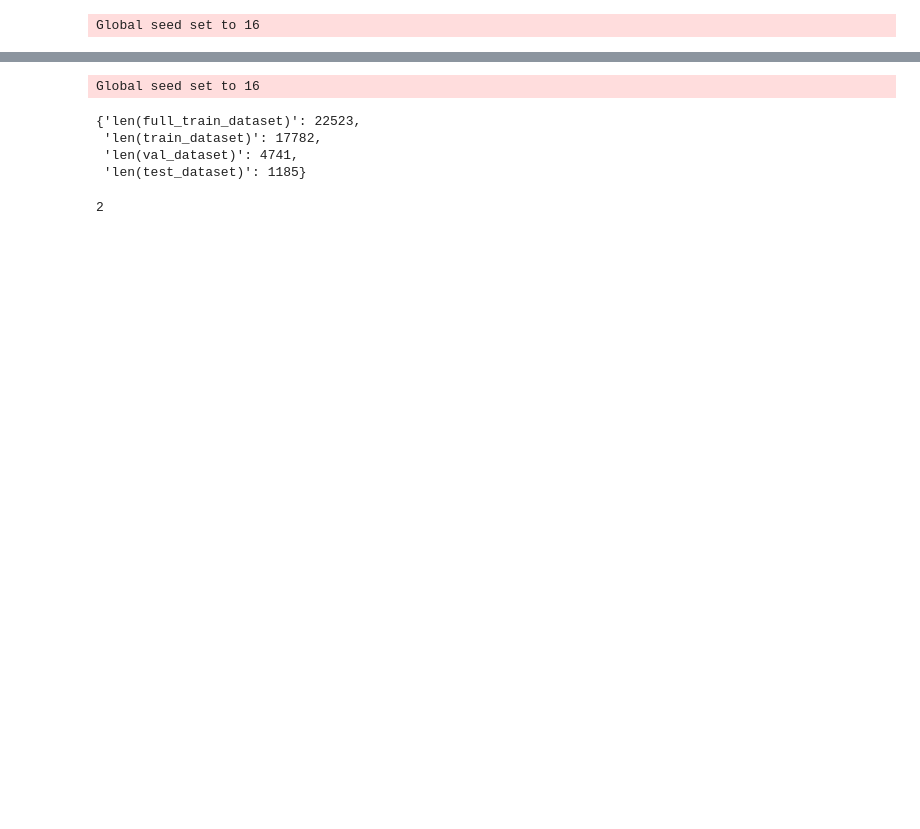
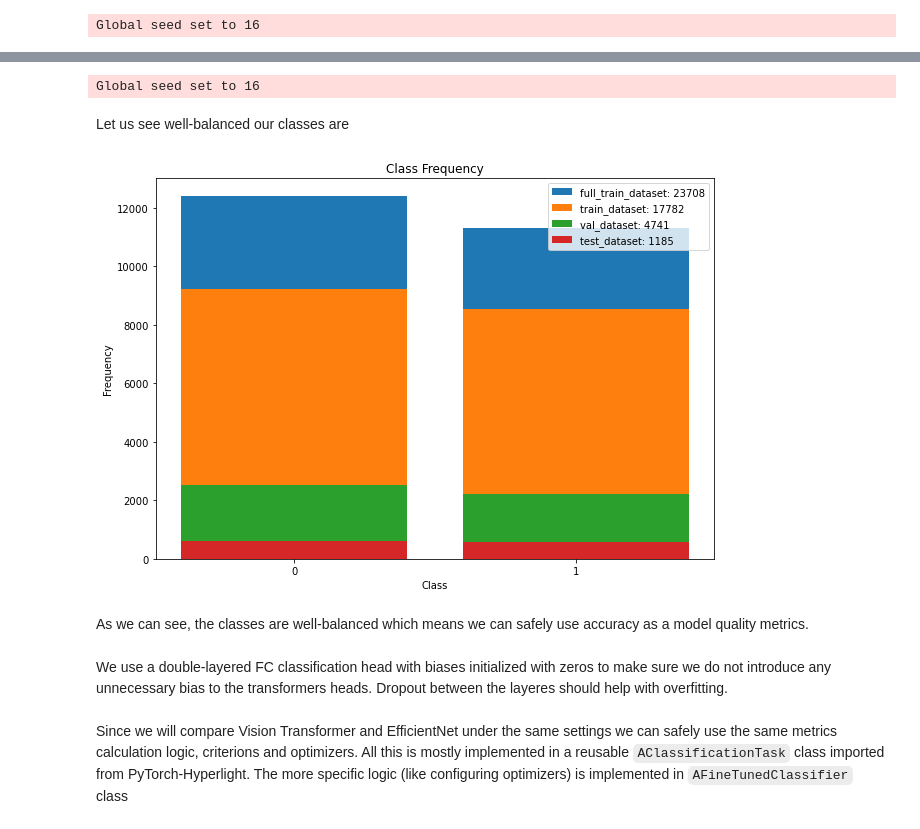
Before and after one commit to pgagarinov/pytorch-hyperlight, a Jupyter notebook: products/examples/face_image_classification_gender_vit_vs_efficientnet.ipynb, the cells around one changed output, grey strips where cells are left out. Saved outputs shown, nothing was run; the diff lists cells and outputs as text; code cells hidden in the pictures; blank space fills up the shorter version.

```diff
--- a/products/examples/face_image_classification_gender_vit_vs_efficientnet.ipynb
+++ b/products/examples/face_image_classification_gender_vit_vs_efficientnet.ipynb
@@ -165,16 +299,41 @@ Global seed set to 16
+# %%
+def show_class_imbalance(dataset_dict):
+    fig, ax = plt.subplots(1, figsize=(10, 7))
+    plt_list = []
+    title_list = []
+    dataset_name_len_list = [
+        [k, len(v)] for k, v in dataset_dict.items() if isinstance(v, Dataset)
+    ]
+
+    for dataset_field, dataset_len in dataset_name_len_list:
+
+        unique_labels, unique_counts = np.unique(
+            loaders_dict[dataset_field]._labels, return_counts=True
+        )
+        unique_labels = class_id_to_label(unique_labels)
+        plt_obj = ax.bar(unique_labels, unique_counts)
+        plt_list.append(plt_obj)
+        title_list.append(f"{dataset_field}: {dataset_len}")
+
+    plt.title("Class Frequency")
+    plt.xlabel("Class")
+    plt.ylabel("Frequency")
+    plt.legend(plt_list, title_list)
+    plt.show()
+# %%
+dataset_dict = create_datasets()
+# %% [output]
+Global seed set to 16
+# %% [markdown]
+Let us see well-balanced our classes are
 # %%
-result_dict = create_datasets()
-{f"len({k})": len(v) for k, v in result_dict.items() if isinstance(v, Dataset)}
+show_class_imbalance({k: v for k, v in dataset_dict.items() if k != "show_dataset"})
 # %% [output]
-Global seed set to 16
-{'len(full_train_dataset)': 22523,
- 'len(train_dataset)': 17782,
- 'len(val_dataset)': 4741,
- 'len(test_dataset)': 1185}
+[figure, added]
-# %%
-loaders_dict["n_classes"]
-# %% [output]
-2
+# %% [markdown]
+As we can see, the classes are well-balanced which means we can safely use accuracy as a model quality metrics.
+# %% [markdown]
+We use a double-layered FC classification head with biases initialized with zeros to make sure we do not introduce any unnecessary bias to the transformers heads. Dropout between the layeres should help with overfitting.
 # %%
 class FCClassifier(nn.Module):
     def __init__(self, n_features, n_classes, dropout):
@@ -195,6 +354,8 @@ class FCClassifier(nn.Module):
         pooled_output = self.dropout(pooled_output)
         logits = self.classifier1(pooled_output)
         return logits
+# %% [markdown]
+Since we will compare Vision Transformer and EfficientNet under the same settings we can safely use the same metrics calculation logic, criterions and optimizers. All this is mostly implemented in a reusable `AClassificationTask` class imported from PyTorch-Hyperlight. The more specific logic (like configuring optimizers) is implemented in `AFineTunedClassifier` class
 # %%
 class AFineTunedClassifier(AClassificationTask):
     def __init__(self, hparams, model):
```
Also changed, not shown: parts of 36 cells of this notebook, 3 other files.
